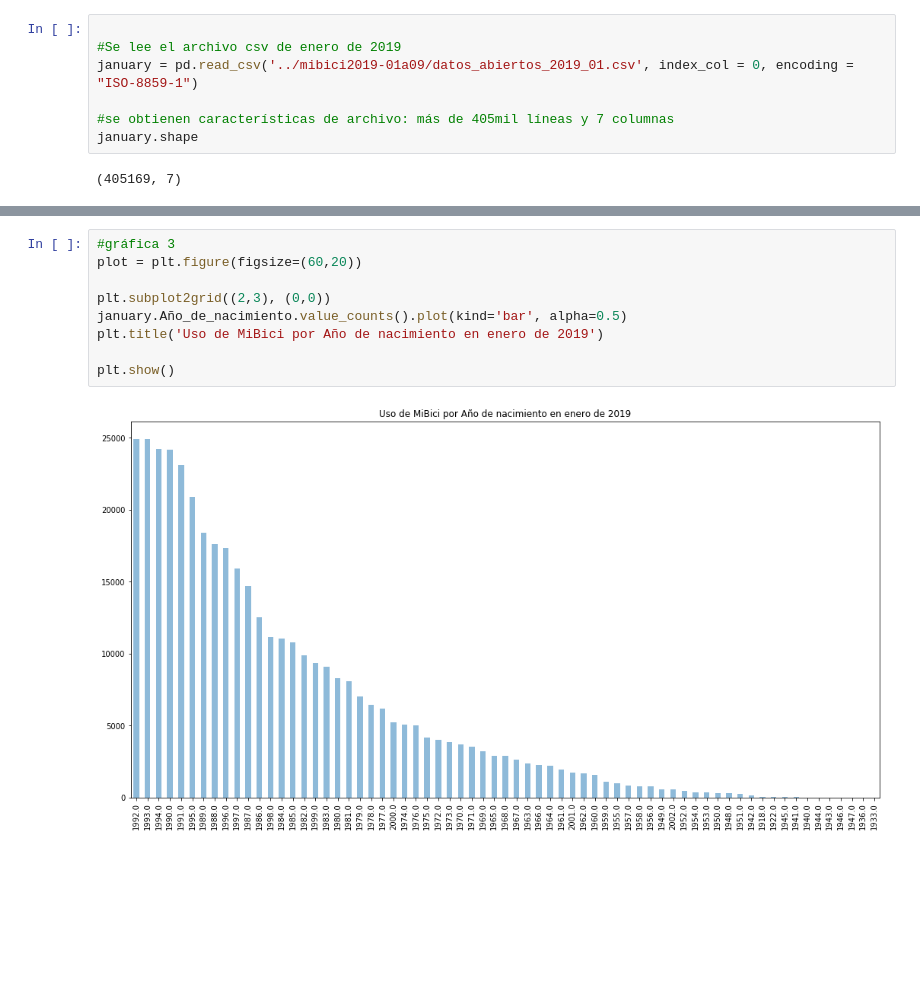
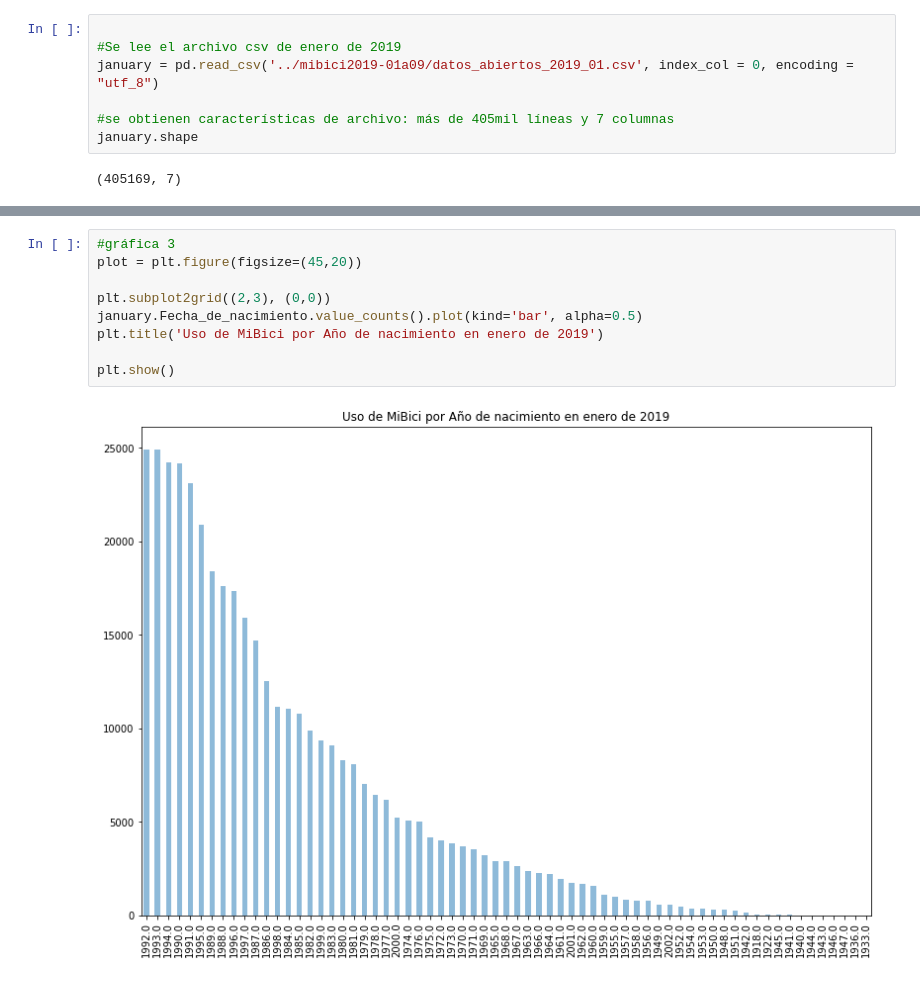
Before and after one commit to PaulinaFranco/mibici-2019, a Jupyter notebook: mibici-2019.ipynb, the cells around one changed output, grey strips where cells are left out. Drawn from its saved outputs; the diff is of its cells as text; blank space fills up the shorter version.

Commit message:
Fix encoding and visual adjustments

```diff
--- a/mibici-2019.ipynb
+++ b/mibici-2019.ipynb
@@ -21,7 +21,7 @@ stations.head()
 # %%
 
 #Se lee el archivo csv de enero de 2019
-january = pd.read_csv('../mibici2019-01a09/datos_abiertos_2019_01.csv', index_col = 0, encoding = "ISO-8859-1")
+january = pd.read_csv('../mibici2019-01a09/datos_abiertos_2019_01.csv', index_col = 0, encoding = "utf_8")
 
 #se obtienen características de archivo: más de 405mil líneas y 7 columnas
 january.shape
@@ -58,15 +52,15 @@ plt.show()
 [figure]
 # %%
 #gráfica 3
-plot = plt.figure(figsize=(60,20))
+plot = plt.figure(figsize=(45,20))
 
 plt.subplot2grid((2,3), (0,0))
-january.Año_de_nacimiento.value_counts().plot(kind='bar', alpha=0.5)
+january.Fecha_de_nacimiento.value_counts().plot(kind='bar', alpha=0.5)
 plt.title('Uso de MiBici por Año de nacimiento en enero de 2019')
 
 plt.show()
 # %% [output]
-[figure, old version]
+[figure, new version]
 # %%
 #datos para gráfica 5
 
```
Also changed, not shown: parts of 6 cells of this notebook.
